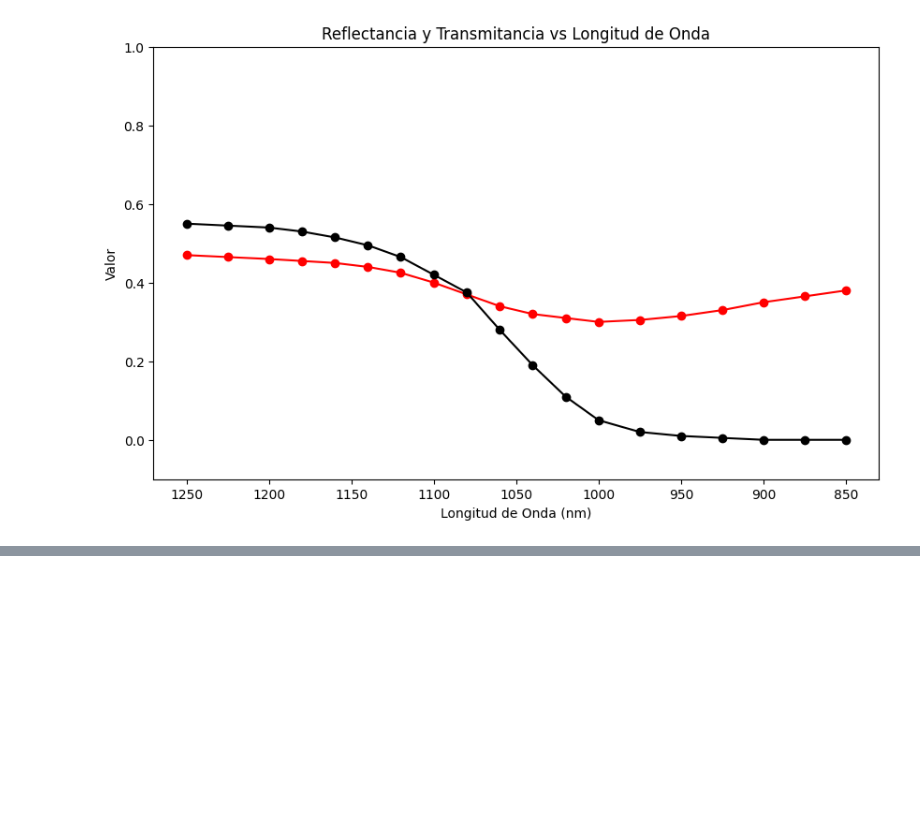
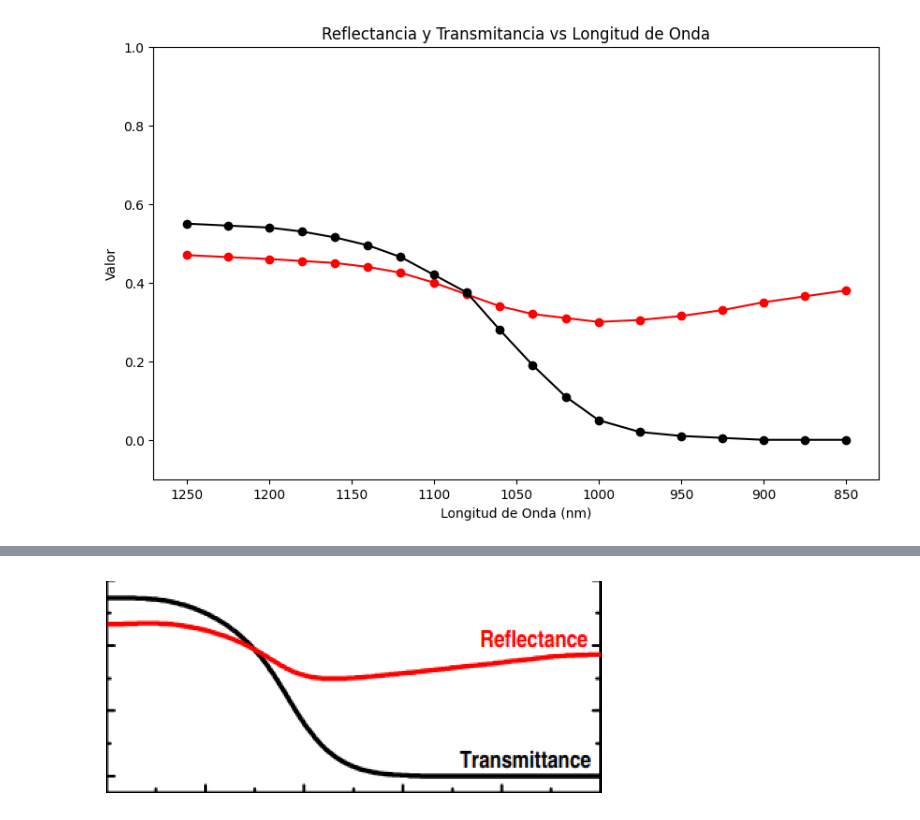
Before and after one commit to Edgarfevi/Proyectos, a Jupyter notebook: Proyectos_python/FISICA/Optica/Poster/poster.ipynb, the cells around one changed output, grey strips where cells are left out. Saved outputs shown, nothing was run; the diff lists cells and outputs as text; code cells hidden in the pictures; blank space fills up the shorter version.

```diff
--- a/Proyectos_python/FISICA/Optica/Poster/poster.ipynb
+++ b/Proyectos_python/FISICA/Optica/Poster/poster.ipynb
@@ -61,0 +70,92 @@ plt.ylim(-0.1, 1)
+# %%
+from PIL import Image
+import numpy as np
+
+# Abrir la imagen
+img = Image.open('/home/edgar/Imágenes/Capturas de pantalla/Captura desde 2026-03-04 12-36-57.png')
+
+# Convertir a matriz de NumPy
+matriz = np.array(img)
+
+plt.imshow(matriz)
+plt.axis('off')
+plt.show()
+
+
+grafica_roja = np.zeros((354*151, 2))
+grafica_negra = np.zeros((354*151, 2))
+
+division_E = 400/354
+division_alt = 0.6/151
+
+
+altura = 151
+ancho = 0
+contador_rojo = 0
+contador_negro = 0
+
+
+for i in matriz:
+    altura -= 1
+    ancho = 0
+    if (altura+1)%2 == 0:
+        for j in i:
+
+            if j[0] != 255 and j[0] != 0:
+                if grafica_roja[contador_rojo-1][1] != (altura+1) * division_alt:
+                    if grafica_roja[contador_rojo-1][0] != ancho * division_E and ancho > 10 and ancho < 300:
+                        grafica_roja[contador_rojo][0] = ancho * division_E
+                        grafica_roja[contador_rojo][1] = (altura+1) * division_alt
+                        contador_rojo += 1
+            elif j[0]>100 and j[1]<50 and j[2]<50:
+                    if grafica_negra[contador_negro-1][1] != (altura+1) * division_alt:
+                        if grafica_negra[contador_negro-1][0] != ancho * division_E and ancho > 10 and ancho < 300:
+                            grafica_negra[contador_negro][0] = ancho * division_E
+                            grafica_negra[contador_negro][1] = (altura+1) * division_alt
+                            contador_negro += 1
+            ancho += 1
+
+altura = 151
+ancho = 0
+
+
+
+for i in matriz:
+    altura -= 1
+    ancho = 0
+    if (altura+1)%2 == 0:
+        for j in i:
+            if ancho%7 == 0:
+                if j[0]>100 and j[1]<50 and j[2]<50:
+                    if ancho > 150:
+                                if grafica_negra[contador_negro-1][1] != (altura+1) * division_alt:
+                                    grafica_negra[contador_negro][0] = ancho * division_E
+                                    grafica_negra[contador_negro][1] = (altura+1) * division_alt
+                                    contador_negro += 1
+                    elif ancho <50 and ancho>10 and (altura +1) < 122:
+                        grafica_negra[contador_negro][0] = ancho * division_E
+                        grafica_negra[contador_negro][1] = (altura+1) * division_alt
+                        contador_negro += 1
+            ancho+=1
+
+
+altura = 151
+ancho = 0
+
+
+
+for i in matriz:
+    altura -= 1
+    ancho = 0
+    if (altura+1)%6 == 0:
+        for j in i:
+            if ancho%7 == 0:
+                if j[0]!=255 and j[1]!=255 and j[2]!=255:
+                    if ancho > 200 and ancho < 340:
+
+                                    grafica_roja[contador_rojo][0] = ancho * division_E
+                                    grafica_roja[contador_rojo][1] = (altura+1) * division_alt
+                                    contador_rojo += 1
+            ancho+=1
+# %% [output]
+[figure, added]
```
Also changed, not shown: parts of 6 cells of this notebook.
